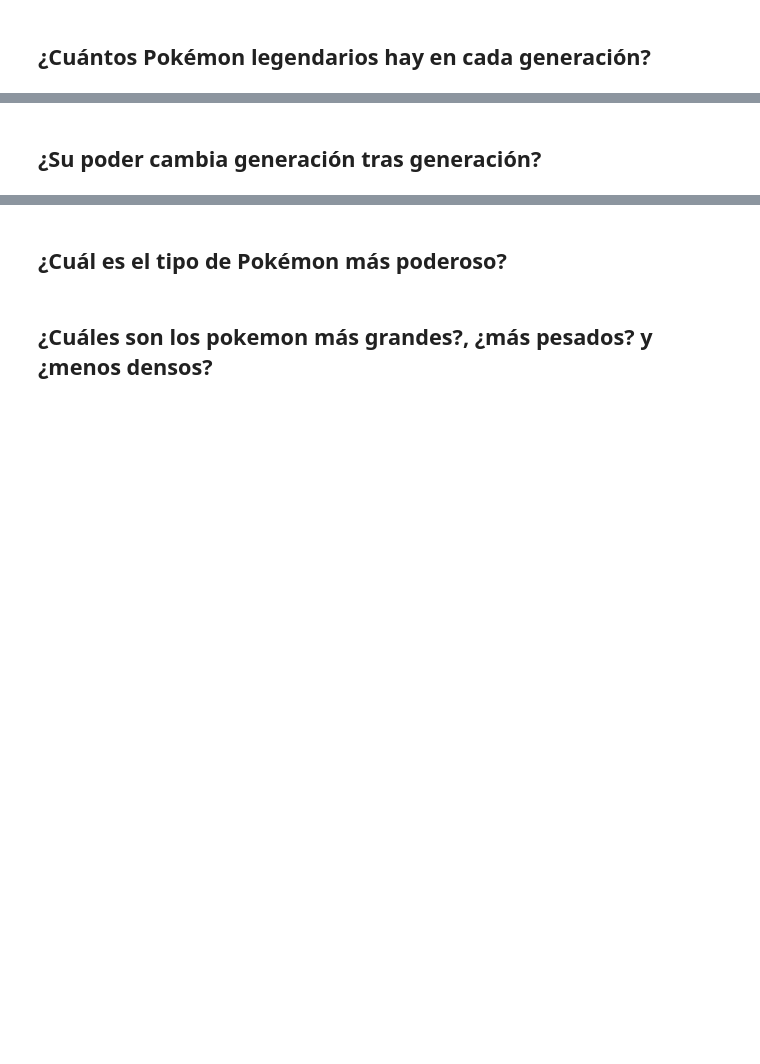
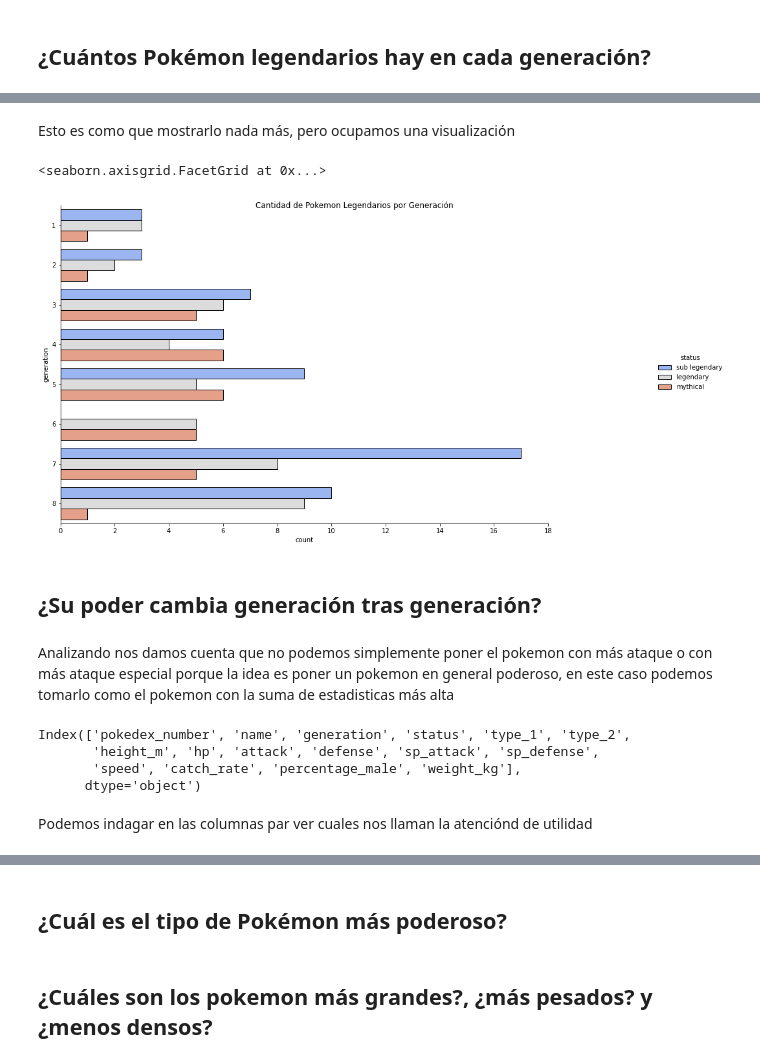
Before and after one commit to LennyRBriones/projects, a Jupyter notebook: poke-project.ipynb, the cells around one changed output, grey strips where cells are left out. Cells and saved outputs as stored; diff of their text form; code cells hidden in the pictures; blank space fills up the shorter version.

```diff
--- a/poke-project.ipynb
+++ b/poke-project.ipynb
@@ -734,2 +884,33 @@ memory usage: 138.8+ KB
+# %% [markdown]
+Esto es como que mostrarlo nada más, pero ocupamos una visualización
+# %%
+g = sns.catplot( data = df[df["status"] != "normal"] , #aquí pedimos que no traiga normales
+               y = "generation",
+               kind = "count", #que nos traiga la cantidad
+               edgecolor = "black",
+               hue = "status", #lo que se está midiendo
+               palette = "coolwarm")
+
+g.set(xlim=(0,25)) #ponemos un lmite de visualización
+
+g.fig.set_size_inches(16, 8) #aqupi determinamos el tamalo en pulgadas, siendo cada valor 72 pixeles
+
+g.fig.suptitle("Cantidad de Pokemon Legendarios por Generación")
+
+g.set(xlim=(0,18)) #le ponemos un limite de visualización
+# %% [output]
+<seaborn.axisgrid.FacetGrid at 0x...>
+[figure, added]
 # %% [markdown]
 ## ¿Su poder cambia generación tras generación?
+# %% [markdown]
+Analizando nos damos cuenta que no podemos simplemente poner el pokemon con más ataque o con más ataque especial porque la idea es poner un pokemon en general poderoso, en este caso podemos tomarlo como el pokemon con la suma de estadisticas más alta
+# %%
+df.columns
+# %% [output]
+Index(['pokedex_number', 'name', 'generation', 'status', 'type_1', 'type_2',
+       'height_m', 'hp', 'attack', 'defense', 'sp_attack', 'sp_defense',
+       'speed', 'catch_rate', 'percentage_male', 'weight_kg'],
+      dtype='object')
+# %% [markdown]
+Podemos indagar en las columnas par ver cuales nos llaman la atenciónd de utilidad
```
Also changed, not shown: parts of 22 cells of this notebook.
